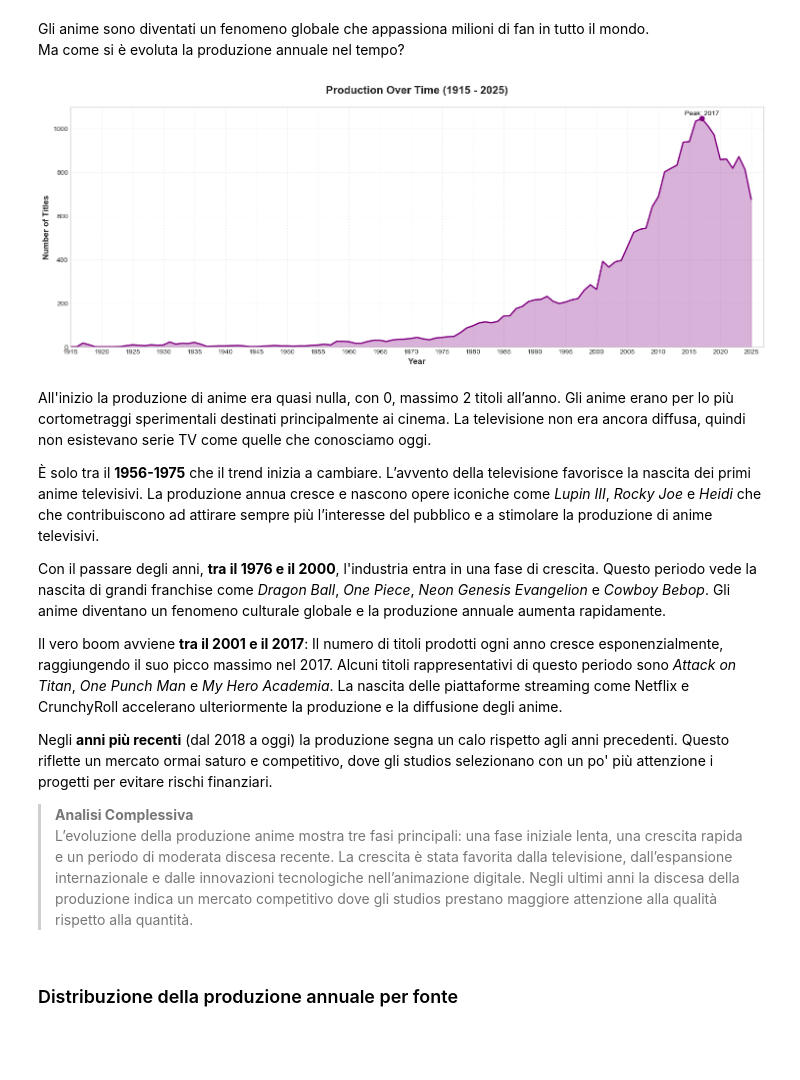
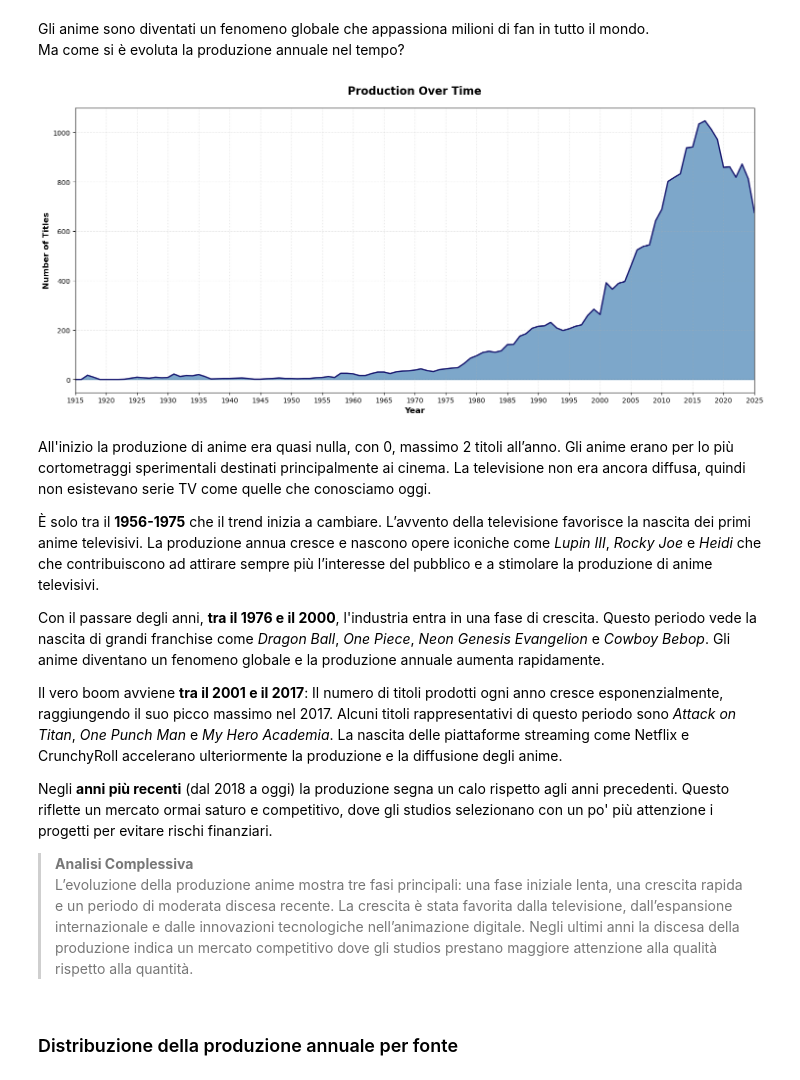
Before and after one commit to sarazunino/HCI, a Jupyter notebook: solution/02_notebook.ipynb, the cells around one changed output. Drawn from its saved outputs; the diff is of its cells as text; code cells hidden in the pictures; blank space fills up the shorter version.

```diff
--- a/solution/02_notebook.ipynb
+++ b/solution/02_notebook.ipynb
@@ -91,22 +88,33 @@ Per gli anime privi di anno è stato utilizzato l’anno di `start_date`.
 Gli anime sono diventati un fenomeno globale che appassiona milioni di fan in tutto il mondo.
 Ma come si è evoluta la produzione annuale nel tempo?
 # %%
-# Creamo una copia del dataset details_df con 'year_filled' prendendo l'anno di start_date quando year è NaN
-# e escludiamo i tipi non narrativi
-df_copy = details_df.copy()
-df_copy['year_filled'] = df_copy['year'].fillna(df_copy['start_date'].dt.year)
-exclude_types = ['Music', 'CM', 'PV']
-df_copy = df_copy[(df_copy['type'].notna()) & (~df_copy['type'].isin(exclude_types))]
+# pulizia di details_df tramite get_cleaned_details: copia dove esclude i tipi non narrativi e prende l'anno da start date in case non ci fosse year
+details_copy = get_cleaned_details(details_df)
+# raggruppiamo per anno, mettiamo a 0  gli anni senza titoli
+title_counts = details_copy.groupby('year_filled')['mal_id'].count().reindex(range(1915, 2026), fill_value=0).reset_index()
+title_counts.columns = ['year', 'count']
+# creazione grafico (area chart)
+plt.figure(figsize=(15, 7))
+plt.plot(title_counts['year'], title_counts['count'], color="midnightblue", lw=2)
+plt.fill_between(title_counts['year'], title_counts['count'], color="steelblue", alpha=0.7)
+plt.grid(linestyle=':', alpha=0.5)
+# personalizzazione assi
+plt.title('Production Over Time', fontsize=16, fontweight='bold', pad=20)
+plt.xlabel('Year', fontsize=12, fontweight='bold')
+plt.ylabel('Number of Titles', fontsize=12, fontweight='bold')
+plt.xlim(1915, 2025)
+plt.xticks(ticks=range(1915, 2026, 5))
 
-plot_yearly_production(df_copy)
+plt.tight_layout()
+plt.show()
 # %% [output]
-[figure, old version]
+[figure, new version]
 # %% [markdown]
 All'inizio la produzione di anime era quasi nulla, con 0, massimo 2 titoli all’anno. Gli anime erano per lo più cortometraggi sperimentali destinati principalmente ai cinema. La televisione non era ancora diffusa, quindi non esistevano serie TV come quelle che conosciamo oggi.
 
 È solo tra il **1956-1975** che il trend inizia a cambiare. L’avvento della televisione favorisce la nascita dei primi anime televisivi. La produzione annua cresce e nascono opere iconiche come *Lupin III*, *Rocky Joe* e *Heidi* che che contribuiscono ad attirare sempre più l’interesse del pubblico e a stimolare la produzione di anime televisivi.
 
-Con il passare degli anni, **tra il 1976 e il 2000**, l'industria entra in una fase di crescita. Questo periodo vede la nascita di grandi franchise come *Dragon Ball*, *One Piece*, *Neon Genesis Evangelion* e *Cowboy Bebop*. Gli anime diventano un fenomeno culturale globale e la produzione annuale aumenta rapidamente.
+Con il passare degli anni, **tra il 1976 e il 2000**, l'industria entra in una fase di crescita. Questo periodo vede la nascita di grandi franchise come *Dragon Ball*, *One Piece*, *Neon Genesis Evangelion* e *Cowboy Bebop*. Gli anime diventano un fenomeno globale e la produzione annuale aumenta rapidamente.
 
 Il vero boom avviene **tra il 2001 e il 2017**: Il numero di titoli prodotti ogni anno cresce esponenzialmente, raggiungendo il suo picco massimo nel 2017. Alcuni titoli rappresentativi di questo periodo sono *Attack on Titan*, *One Punch Man* e *My Hero Academia*. La nascita delle piattaforme streaming come Netflix e CrunchyRoll accelerano ulteriormente la produzione e la diffusione degli anime.
 
```
Also changed, not shown: parts of 29 cells of this notebook, 6 other files.
